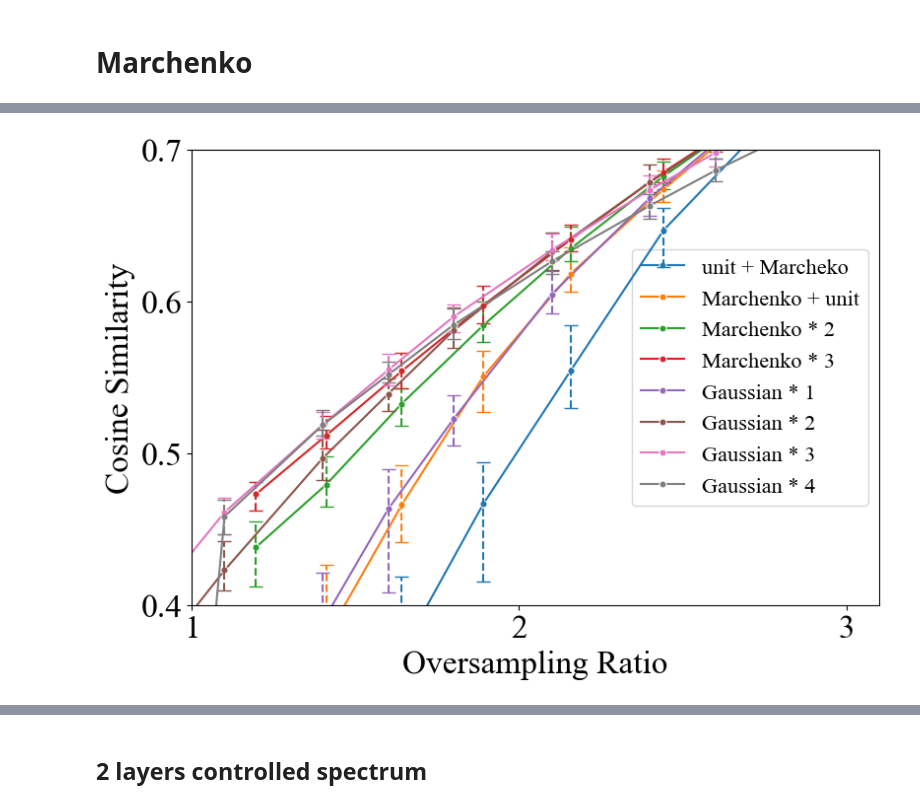
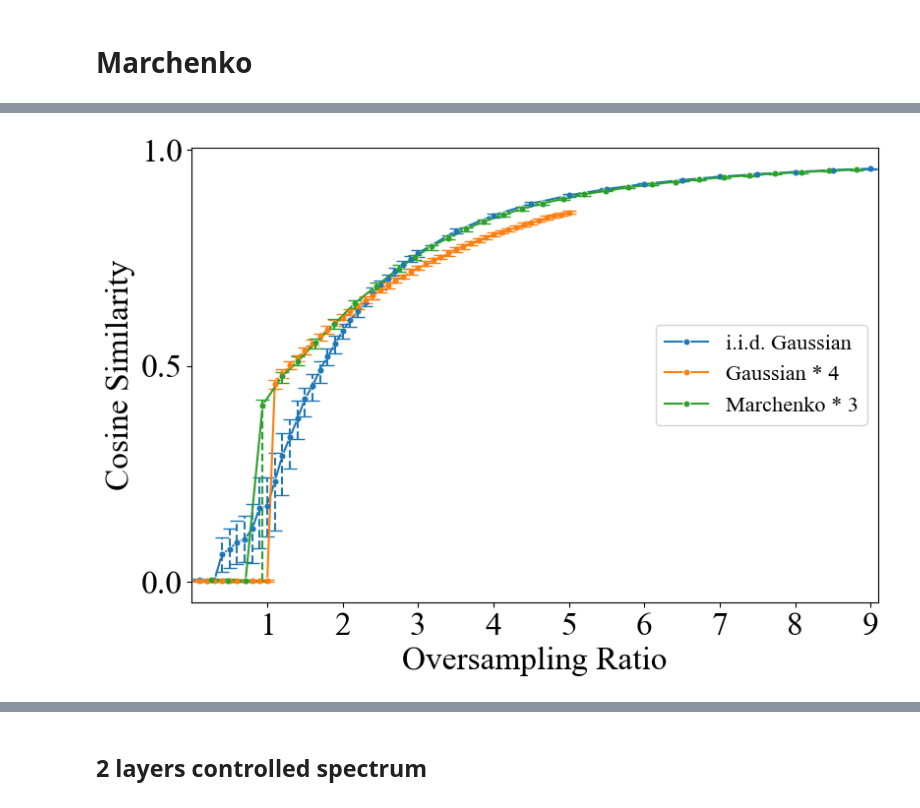
Before and after one commit to zhiyhucode/deepinv, a Jupyter notebook: experimental/notebooks/visualization.ipynb, the cells around one changed output, grey strips where cells are left out. Cells and saved outputs as stored; diff of their text form; code cells hidden in the pictures.

```diff
--- a/experimental/notebooks/visualization.ipynb
+++ b/experimental/notebooks/visualization.ipynb
@@ -1082,70 +1025,27 @@ Gaussian * 4
 # plot
 plot_error_bars(
     oversamplings=[
-        #df_gaussian["oversampling_ratio"],
-        df_uniform_marchenko["oversampling_ratio"],
-        df_marchenko_uniform["oversampling_ratio"],
-        # df_marchenko_uniform_uniform["oversampling_ratio"],
-        df_marchenko_square["oversampling_ratio"],
+        df_gaussian["oversampling_ratio"],
+        df_gaussian_4["oversampling_ratio"],
         df_marchenko_cubic["oversampling_ratio"],
-        # df_marchenko_5["oversampling_ratio"],
-        # df_marchenko_6["oversampling_ratio"],
-        df_gaussian_1["oversampling_ratio"],
-        df_gaussian_2["oversampling_ratio"],
-        df_gaussian_3["oversampling_ratio"],
-        df_gaussian_4["oversampling_ratio"],
-        # df_uniform_phase["oversampling_ratio"],
-        # df_semicircle_02["oversampling_ratio"],
-        # df_semicircle_04["oversampling_ratio"],
-        # df_semicircle_06["oversampling_ratio"],
-        # df_semicircle_08["oversampling_ratio"],
     ],
     datasets=[
-        #df_gaussian,
-        df_uniform_marchenko,
-        df_marchenko_uniform,
-        # df_marchenko_uniform_uniform,
-        df_marchenko_square,
+        df_gaussian,
+        df_gaussian_4,
         df_marchenko_cubic,
-        # df_marchenko_5,
-        # df_marchenko_6,
-        df_gaussian_1,
-        df_gaussian_2,
-        df_gaussian_3,
-        df_gaussian_4,
-        # df_uniform_phase,
-        # df_semicircle_02,
-        # df_semicircle_04,
-        # df_semicircle_06,
-        # df_semicircle_08,
     ],
     labels=[
-        #"i.i.d. Gaussian",
-        "unit + Marcheko",
-        "Marchenko + unit",
-        # "Marchenko + unit + unit",
-        "Marchenko * 2",
+        "i.i.d. Gaussian",
+        "Gaussian * 4",
         "Marchenko * 3",
-        # "Marchenko * 5",
-        # "Marchenko * 6",
-        "Gaussian * 1",
-        "Gaussian * 2",
-        "Gaussian * 3",
-        "Gaussian * 4",
-        # "uniform phase",
-        # "semicircle 0.2",
-        # "semicircle 0.4",
-        # "semicircle 0.6",
-        # "semicircle 0.8",
     ],
     #title="Performance Comparison of Different Number of Layers",
     #save="layers_gd_spec.svg",
     figsize=(9,6),
     plot="n_layers",
-    xlim=(1.0,3.1),
-    xticks=[1,2,3],
-    ylim=(0.4,0.7),
-    yticks=[0.4,0.5,0.6,0.7],
+    xlim=(0.0,9.1),
+    xticks=[1,2,3,4,5,6,7,8,9],
+    yticks=[0.0,0.5,1.0],
     legend_loc="center right",
     labelsize=24,
     fontsize=16,
@@ -1173 +1063 @@ Gaussian * 4
-[figure, old version]
+[figure, new version]
```
Also changed, not shown: parts of 23 cells of this notebook, 22 other files.
